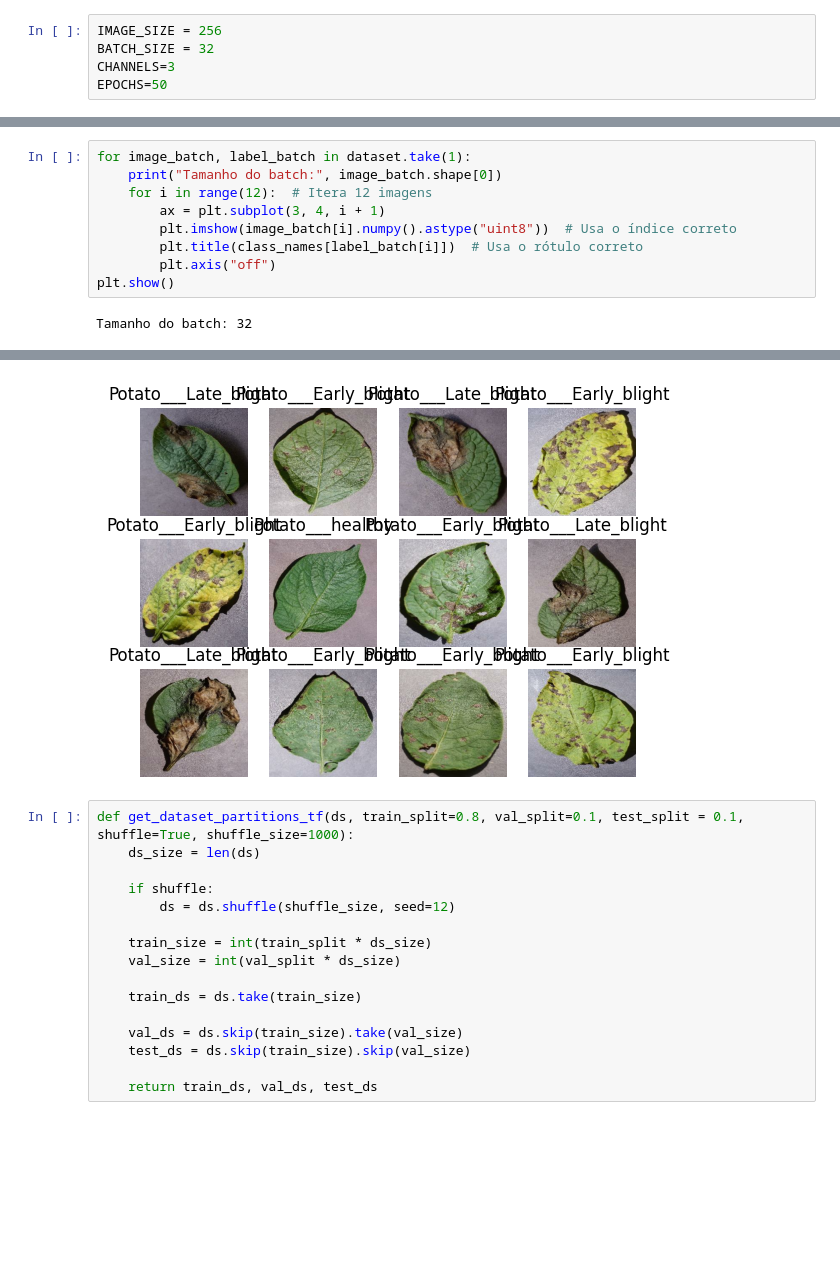
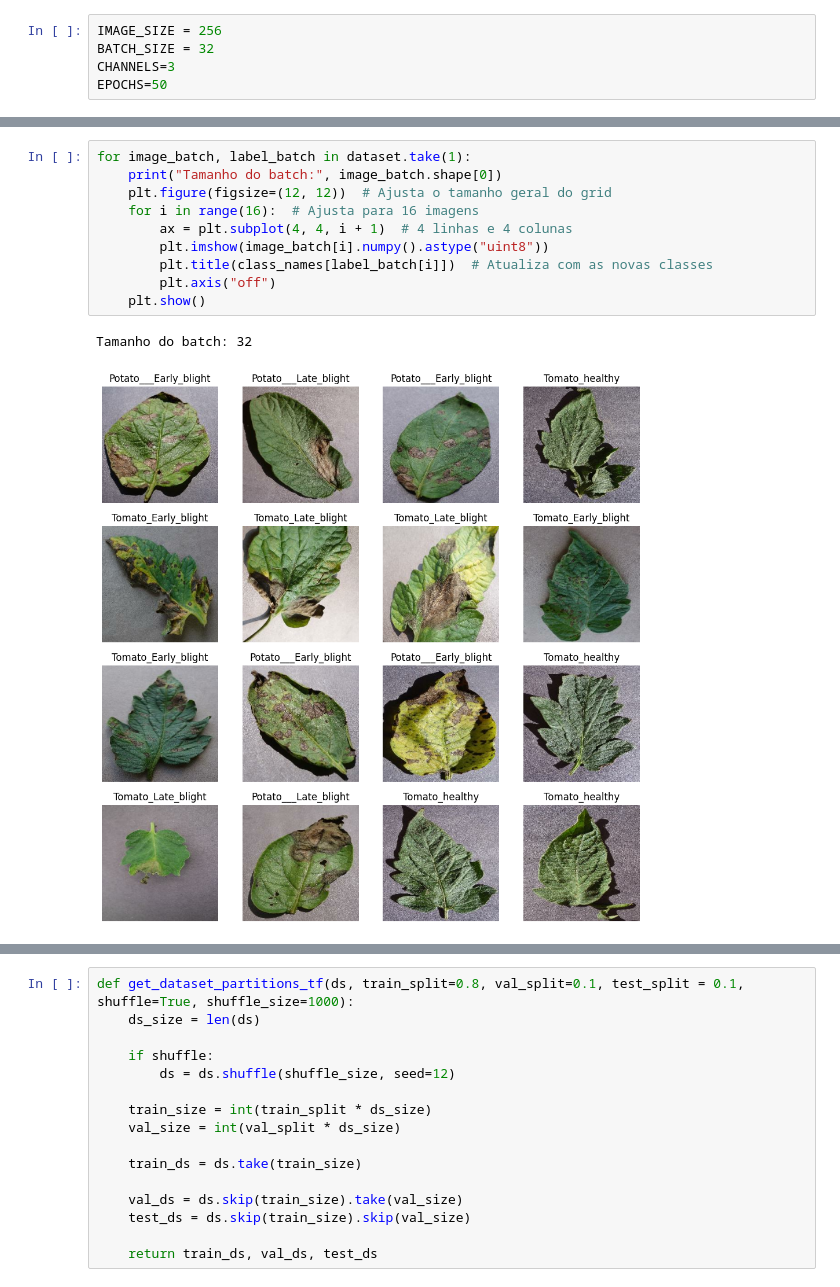
Before and after one commit to raulcalumby/leafsense, a Jupyter notebook: training/training.ipynb, the cells around one changed output, grey strips where cells are left out. Drawn from its saved outputs; the diff is of its cells as text; blank space fills up the shorter version.

Commit message:
feat: Train with tomato images

```diff
--- a/training/training.ipynb
+++ b/training/training.ipynb
@@ -26,11 +31,13 @@ class_names
 # %%
 for image_batch, label_batch in dataset.take(1):
     print("Tamanho do batch:", image_batch.shape[0])
-    for i in range(12):  # Itera 12 imagens
-        ax = plt.subplot(3, 4, i + 1)
-        plt.imshow(image_batch[i].numpy().astype("uint8"))  # Usa o índice correto
-        plt.title(class_names[label_batch[i]])  # Usa o rótulo correto
+    plt.figure(figsize=(12, 12))  # Ajusta o tamanho geral do grid
+    for i in range(16):  # Ajusta para 16 imagens
+        ax = plt.subplot(4, 4, i + 1)  # 4 linhas e 4 colunas
+        plt.imshow(image_batch[i].numpy().astype("uint8"))
+        plt.title(class_names[label_batch[i]])  # Atualiza com as novas classes
         plt.axis("off")
-plt.show()
+    plt.show()
 # %% [output]
 Tamanho do batch: 32
+[figure, new version]
@@ -38,4 +45,3 @@ Tamanho do batch: 32
-[figure, old version]
 # %%
 def get_dataset_partitions_tf(ds, train_split=0.8, val_split=0.1, test_split = 0.1, shuffle=True, shuffle_size=1000):
     ds_size = len(ds)
```
Also changed, not shown: parts of 12 cells of this notebook, 2 other files.
